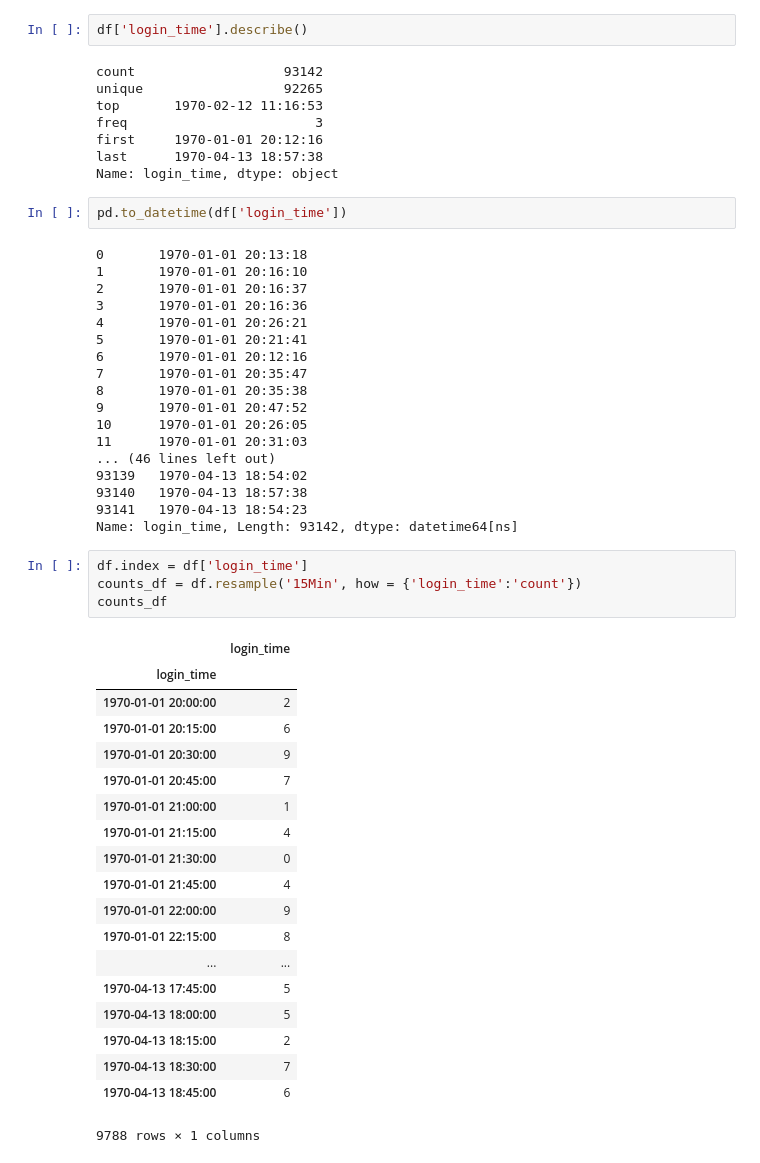
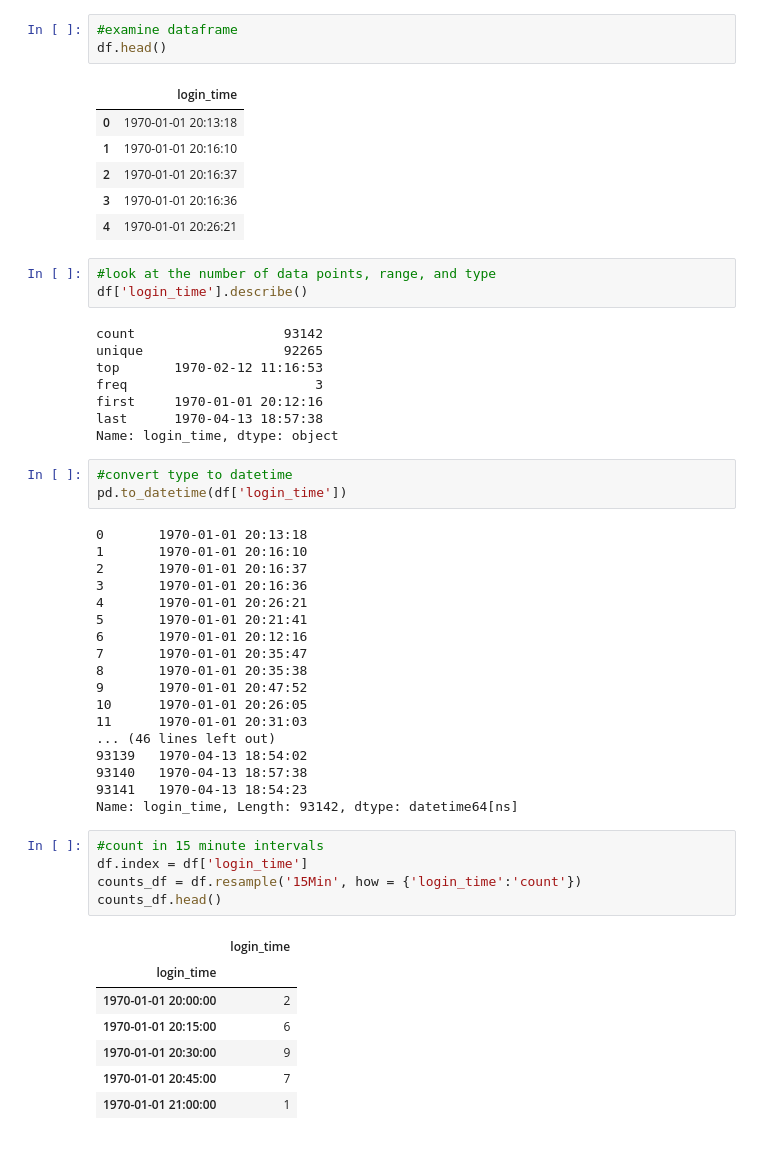
Before and after one commit to mcpad/Springboard, a Jupyter notebook: ultimate_challenge/Part 1 - EDA.ipynb, the cells around one changed output. Drawn from its saved outputs; the diff is of its cells as text.

```diff
--- a/ultimate_challenge/Part 1 - EDA.ipynb
+++ b/ultimate_challenge/Part 1 - EDA.ipynb
@@ -15,14 +8,26 @@ df.head()
-# %%
-df['login_time'].describe()
-# %% [output]
-count                   93142
-unique                  92265
-top       1970-02-12 11:16:53
-freq                        3
-first     1970-01-01 20:12:16
-last      1970-04-13 18:57:38
-Name: login_time, dtype: object
+# %%
+#examine dataframe
+df.head()
+# %% [output]
+|  | login_time |
+| 0 | 1970-01-01 20:13:18 |
+| 1 | 1970-01-01 20:16:10 |
+| 2 | 1970-01-01 20:16:37 |
+| 3 | 1970-01-01 20:16:36 |
+| 4 | 1970-01-01 20:26:21 |
+# %%
+#look at the number of data points, range, and type
+df['login_time'].describe()
+# %% [output]
+count                   93142
+unique                  92265
+top       1970-02-12 11:16:53
+freq                        3
+first     1970-01-01 20:12:16
+last      1970-04-13 18:57:38
+Name: login_time, dtype: object
 # %%
+#convert type to datetime
 pd.to_datetime(df['login_time'])
 # %% [output]
 0       1970-01-01 20:13:18
@@ -43,27 +48,16 @@ pd.to_datetime(df['login_time'])
 93141   1970-04-13 18:54:23
 Name: login_time, Length: 93142, dtype: datetime64[ns]
 # %%
+#count in 15 minute intervals
 df.index = df['login_time']
 counts_df = df.resample('15Min', how = {'login_time':'count'})
-counts_df
+counts_df.head()
 # %% [output]
 |  | login_time |
 | login_time |  |
 | 1970-01-01 20:00:00 | 2 |
 | 1970-01-01 20:15:00 | 6 |
 | 1970-01-01 20:30:00 | 9 |
 | 1970-01-01 20:45:00 | 7 |
 | 1970-01-01 21:00:00 | 1 |
-| 1970-01-01 21:15:00 | 4 |
-| 1970-01-01 21:30:00 | 0 |
-| 1970-01-01 21:45:00 | 4 |
-| 1970-01-01 22:00:00 | 9 |
-| 1970-01-01 22:15:00 | 8 |
-| ... | ... |
-| 1970-04-13 17:45:00 | 5 |
-| 1970-04-13 18:00:00 | 5 |
-| 1970-04-13 18:15:00 | 2 |
-| 1970-04-13 18:30:00 | 7 |
-| 1970-04-13 18:45:00 | 6 |
-9788 rows × 1 columns
 # %%
```
Also changed, not shown: parts of 8 cells of this notebook, 1 other file.
